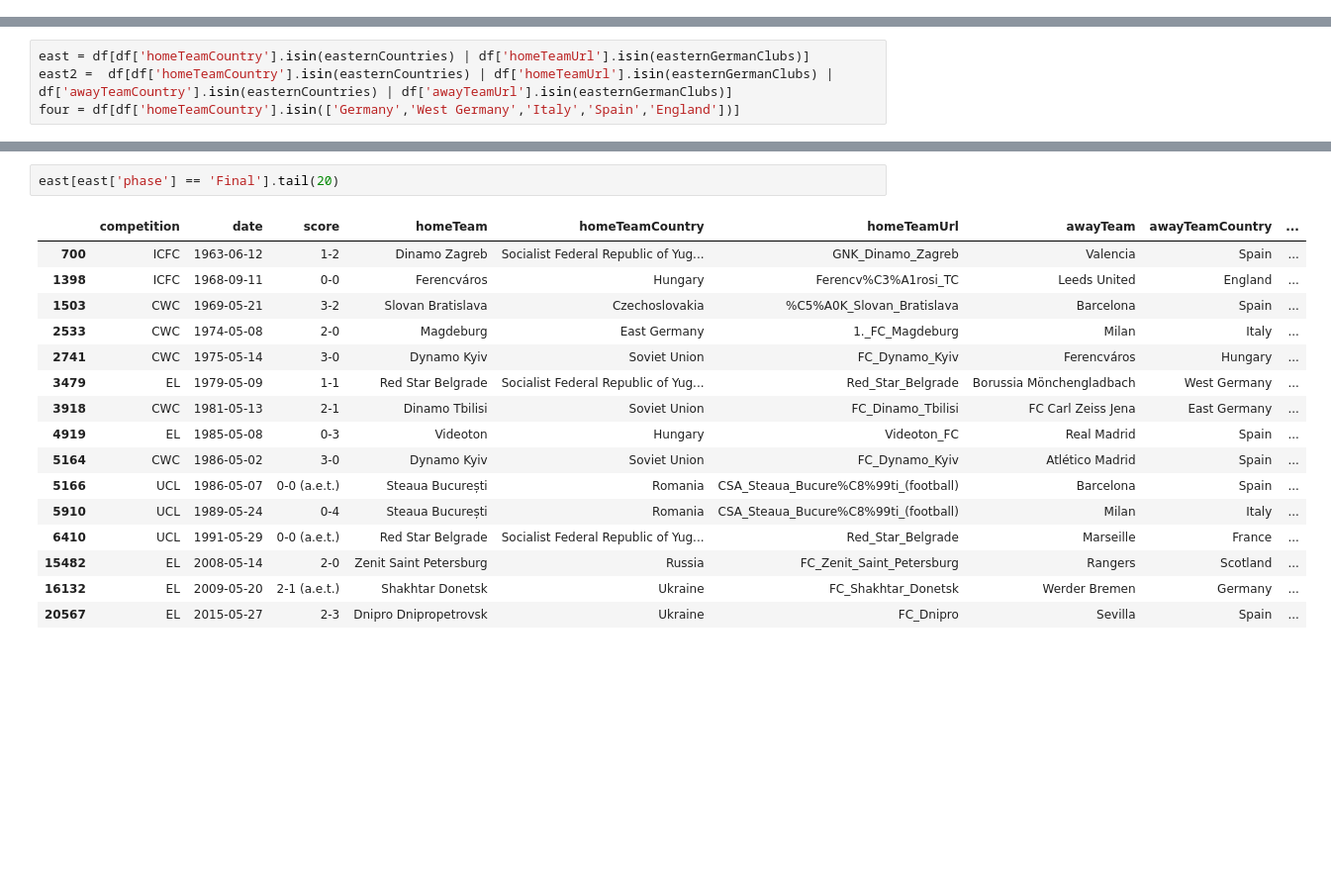
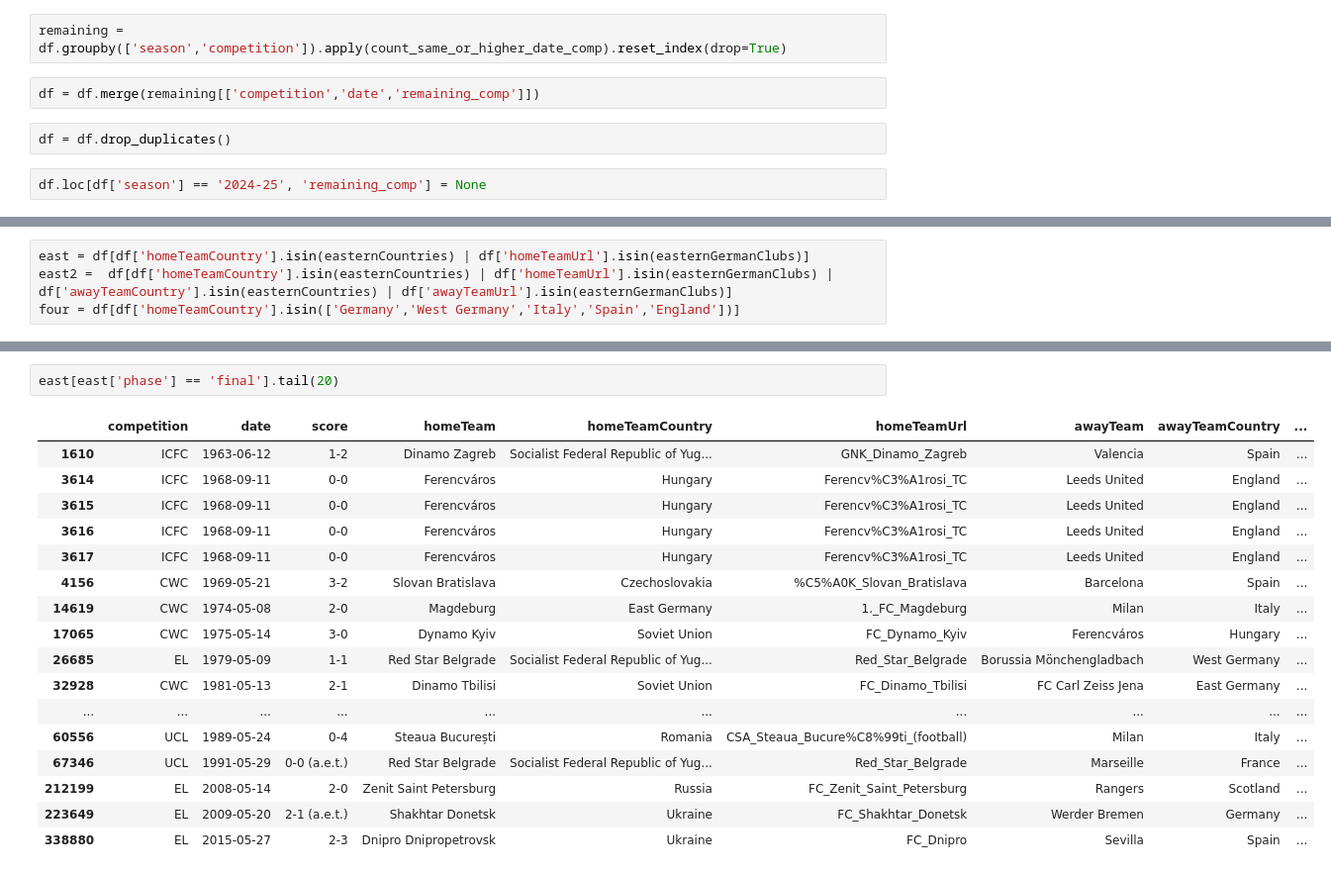
Before and after one commit to DataRozhlas/evropske-pohary, a Jupyter notebook: 101_eastern_Europe.ipynb, the cells around one changed output, grey strips where cells are left out. Shown at 99% size. Cells and saved outputs as stored; diff of their text form; blank space fills up the shorter version.

Commit message:
new season, new notebook for Eastern European clubs

```diff
--- a/101_eastern_Europe.ipynb
+++ b/101_eastern_Europe.ipynb
@@ -25 +30,9 @@ df['date'] = pd.to_datetime(df['date'], errors='coerce')
+# %%
+remaining = df.groupby(['season','competition']).apply(count_same_or_higher_date_comp).reset_index(drop=True)
+# %%
+df = df.merge(remaining[['competition','date','remaining_comp']])
+# %%
+df = df.drop_duplicates()
+# %%
+df.loc[df['season'] == '2024-25', 'remaining_comp'] = None
 # %%
@@ -55,21 +127,22 @@ four = df[df['homeTeamCountry'].isin(['Germany','West Germany','Italy','Spain','
 # %%
-east[east['phase'] == 'Final'].tail(20)
+east[east['phase'] == 'final'].tail(20)
 # %% [output]
 |  | competition | date | score | homeTeam | homeTeamCountry | homeTeamUrl | awayTeam | awayTeamCountry | ... |
-| 700 | ICFC | 1963-06-12 | 1-2 | Dinamo Zagreb | Socialist Federal Republic of Yug... | GNK_Dinamo_Zagreb | Valencia | Spain | ... |
-| 1398 | ICFC | 1968-09-11 | 0-0 | Ferencváros | Hungary | Ferencv%C3%A1rosi_TC | Leeds United | England | ... |
-| 1503 | CWC | 1969-05-21 | 3-2 | Slovan Bratislava | Czechoslovakia | %C5%A0K_Slovan_Bratislava | Barcelona | Spain | ... |
-| 2533 | CWC | 1974-05-08 | 2-0 | Magdeburg | East Germany | 1._FC_Magdeburg | Milan | Italy | ... |
-| 2741 | CWC | 1975-05-14 | 3-0 | Dynamo Kyiv | Soviet Union | FC_Dynamo_Kyiv | Ferencváros | Hungary | ... |
-| 3479 | EL | 1979-05-09 | 1-1 | Red Star Belgrade | Socialist Federal Republic of Yug... | Red_Star_Belgrade | Borussia Mönchengladbach | West Germany | ... |
-| 3918 | CWC | 1981-05-13 | 2-1 | Dinamo Tbilisi | Soviet Union | FC_Dinamo_Tbilisi | FC Carl Zeiss Jena | East Germany | ... |
-| 4919 | EL | 1985-05-08 | 0-3 | Videoton | Hungary | Videoton_FC | Real Madrid | Spain | ... |
-| 5164 | CWC | 1986-05-02 | 3-0 | Dynamo Kyiv | Soviet Union | FC_Dynamo_Kyiv | Atlético Madrid | Spain | ... |
-| 5166 | UCL | 1986-05-07 | 0-0 (a.e.t.) | Steaua București | Romania | CSA_Steaua_Bucure%C8%99ti_(football) | Barcelona | Spain | ... |
-| 5910 | UCL | 1989-05-24 | 0-4 | Steaua București | Romania | CSA_Steaua_Bucure%C8%99ti_(football) | Milan | Italy | ... |
-| 6410 | UCL | 1991-05-29 | 0-0 (a.e.t.) | Red Star Belgrade | Socialist Federal Republic of Yug... | Red_Star_Belgrade | Marseille | France | ... |
-| 15482 | EL | 2008-05-14 | 2-0 | Zenit Saint Petersburg | Russia | FC_Zenit_Saint_Petersburg | Rangers | Scotland | ... |
-| 16132 | EL | 2009-05-20 | 2-1 (a.e.t.) | Shakhtar Donetsk | Ukraine | FC_Shakhtar_Donetsk | Werder Bremen | Germany | ... |
-| 20567 | EL | 2015-05-27 | 2-3 | Dnipro Dnipropetrovsk | Ukraine | FC_Dnipro | Sevilla | Spain | ... |
+| 1610 | ICFC | 1963-06-12 | 1-2 | Dinamo Zagreb | Socialist Federal Republic of Yug... | GNK_Dinamo_Zagreb | Valencia | Spain | ... |
+| 3614 | ICFC | 1968-09-11 | 0-0 | Ferencváros | Hungary | Ferencv%C3%A1rosi_TC | Leeds United | England | ... |
+| 3615 | ICFC | 1968-09-11 | 0-0 | Ferencváros | Hungary | Ferencv%C3%A1rosi_TC | Leeds United | England | ... |
+| 3616 | ICFC | 1968-09-11 | 0-0 | Ferencváros | Hungary | Ferencv%C3%A1rosi_TC | Leeds United | England | ... |
+| 3617 | ICFC | 1968-09-11 | 0-0 | Ferencváros | Hungary | Ferencv%C3%A1rosi_TC | Leeds United | England | ... |
+| 4156 | CWC | 1969-05-21 | 3-2 | Slovan Bratislava | Czechoslovakia | %C5%A0K_Slovan_Bratislava | Barcelona | Spain | ... |
+| 14619 | CWC | 1974-05-08 | 2-0 | Magdeburg | East Germany | 1._FC_Magdeburg | Milan | Italy | ... |
+| 17065 | CWC | 1975-05-14 | 3-0 | Dynamo Kyiv | Soviet Union | FC_Dynamo_Kyiv | Ferencváros | Hungary | ... |
+| 26685 | EL | 1979-05-09 | 1-1 | Red Star Belgrade | Socialist Federal Republic of Yug... | Red_Star_Belgrade | Borussia Mönchengladbach | West Germany | ... |
+| 32928 | CWC | 1981-05-13 | 2-1 | Dinamo Tbilisi | Soviet Union | FC_Dinamo_Tbilisi | FC Carl Zeiss Jena | East Germany | ... |
+| ... | ... | ... | ... | ... | ... | ... | ... | ... | ... |
+| 60556 | UCL | 1989-05-24 | 0-4 | Steaua București | Romania | CSA_Steaua_Bucure%C8%99ti_(football) | Milan | Italy | ... |
+| 67346 | UCL | 1991-05-29 | 0-0 (a.e.t.) | Red Star Belgrade | Socialist Federal Republic of Yug... | Red_Star_Belgrade | Marseille | France | ... |
+| 212199 | EL | 2008-05-14 | 2-0 | Zenit Saint Petersburg | Russia | FC_Zenit_Saint_Petersburg | Rangers | Scotland | ... |
+| 223649 | EL | 2009-05-20 | 2-1 (a.e.t.) | Shakhtar Donetsk | Ukraine | FC_Shakhtar_Donetsk | Werder Bremen | Germany | ... |
+| 338880 | EL | 2015-05-27 | 2-3 | Dnipro Dnipropetrovsk | Ukraine | FC_Dnipro | Sevilla | Spain | ... |
 # %%
 east[east['phase'].isin(serious)].groupby('location')['homeTeamUrl'].nunique().nlargest(50)
```
Also changed, not shown: parts of 32 cells of this notebook, 6 other files.
